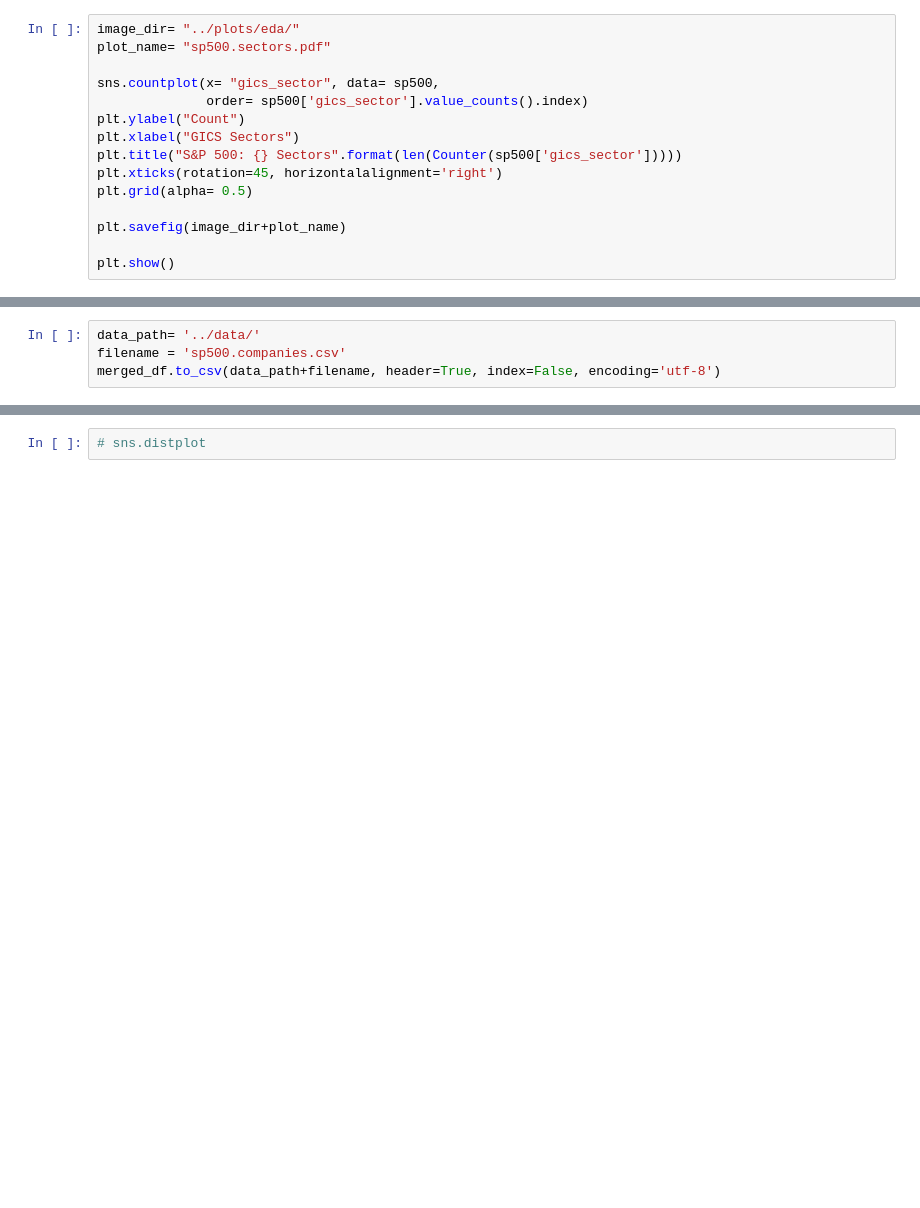
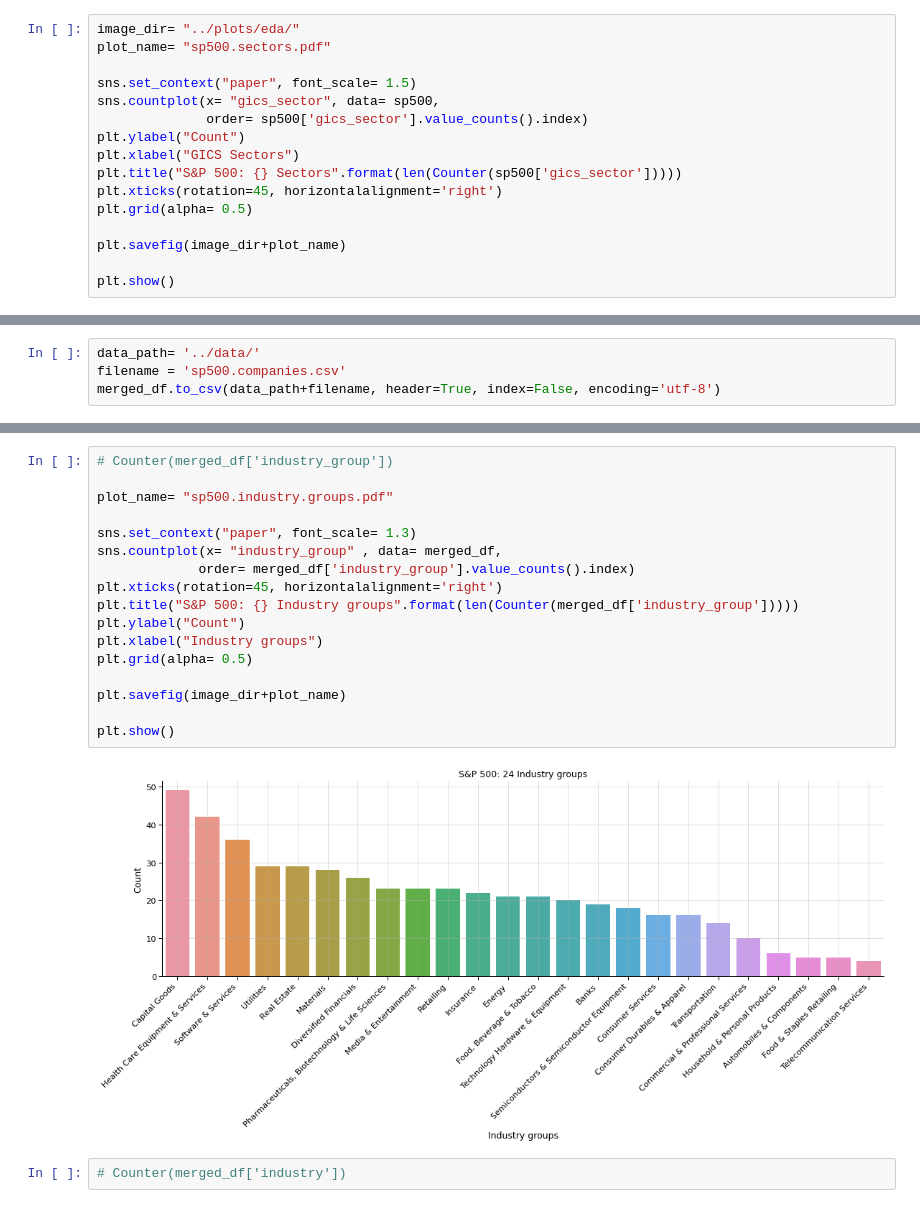
Before and after one commit to razielar/S-P500-time-series-forecasting, a Jupyter notebook: data_retrieve/retrieve.sp500.companies.ipynb, the cells around one changed output, grey strips where cells are left out. Cells and saved outputs as stored; diff of their text form; blank space fills up the shorter version.

Commit message:
industry plot

```diff
--- a/data_retrieve/retrieve.sp500.companies.ipynb
+++ b/data_retrieve/retrieve.sp500.companies.ipynb
@@ -72,6 +73,7 @@ sp500.head()
 image_dir= "../plots/eda/"
 plot_name= "sp500.sectors.pdf"
 
+sns.set_context("paper", font_scale= 1.5)
 sns.countplot(x= "gics_sector", data= sp500,
               order= sp500['gics_sector'].value_counts().index)
 plt.ylabel("Count")
@@ -132,2 +147,21 @@ merged_df.to_csv(data_path+filename, header=True, index=False, encoding='utf-8')
 # %%
-# sns.distplot
+# Counter(merged_df['industry_group'])
+
+plot_name= "sp500.industry.groups.pdf"
+
+sns.set_context("paper", font_scale= 1.3)
+sns.countplot(x= "industry_group" , data= merged_df,
+             order= merged_df['industry_group'].value_counts().index)
+plt.xticks(rotation=45, horizontalalignment='right')
+plt.title("S&P 500: {} Industry groups".format(len(Counter(merged_df['industry_group']))))
+plt.ylabel("Count")
+plt.xlabel("Industry groups")
+plt.grid(alpha= 0.5)
+
+plt.savefig(image_dir+plot_name)
+
+plt.show()
+# %% [output]
+[figure, added]
+# %%
+# Counter(merged_df['industry'])
```
Also changed, not shown: parts of 5 cells of this notebook, 2 other files.
